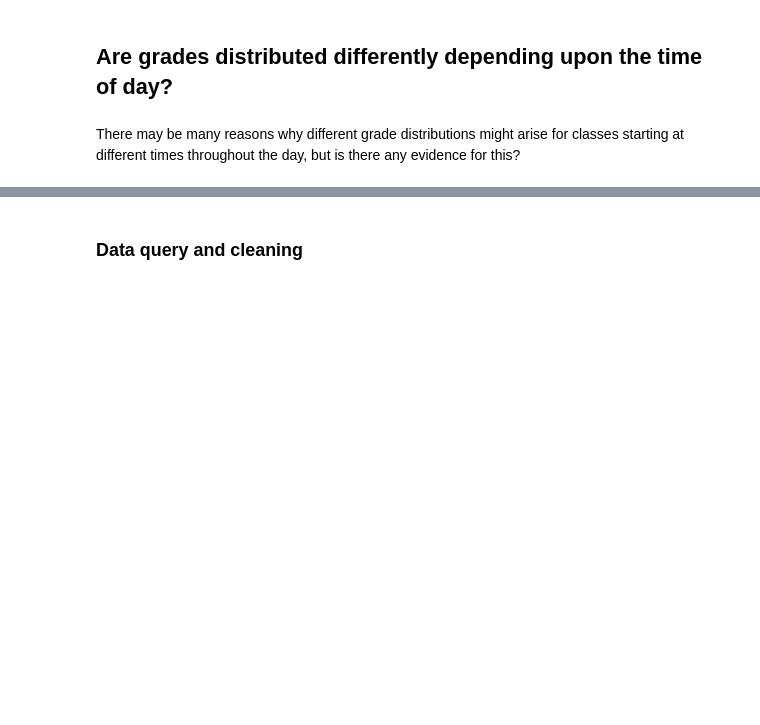
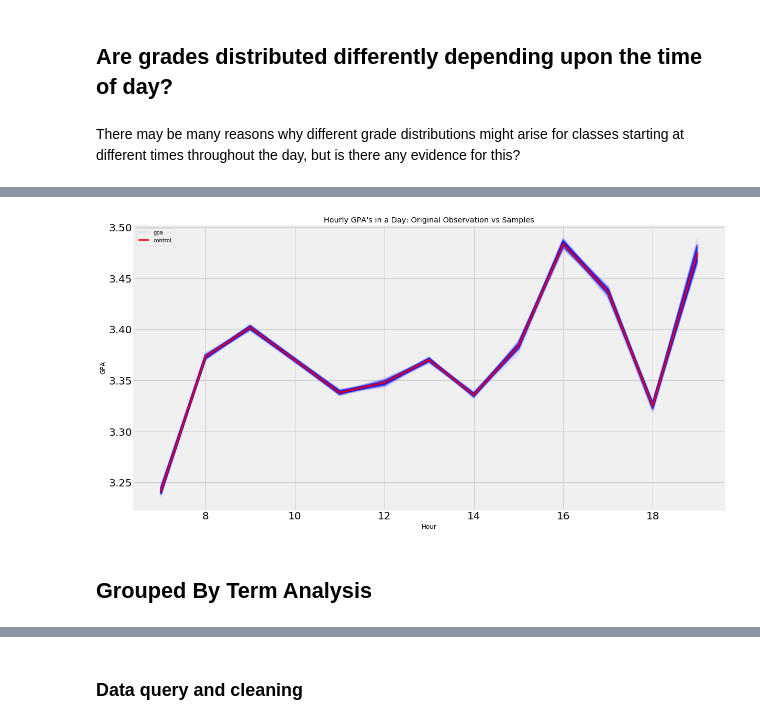
Before and after one commit to npschafer/mod3-project, a Jupyter notebook: final_notebook.ipynb, the cells around one changed output, grey strips where cells are left out. Cells and saved outputs as stored; diff of their text form; code cells hidden in the pictures; blank space fills up the shorter version.

```diff
--- a/final_notebook.ipynb
+++ b/final_notebook.ipynb
@@ -73,0 +351,29 @@ There may be many reasons why different grade distributions might arise for clas
+# %%
+gpa_within_hour_mean = gpa_within_hour.apply(lambda x: x.mean())
+gpa_within_hour_samples_means = []
+for i in range(100):
+    gwhsm = gpa_within_hour.obj.sample(len(gpa_within_hour.obj), replace=True)
+#     print(len(gwhsm.loc[gwhsm["hour_within"] == 8.0]))
+#     plt.hist(gwhsm.loc[gwhsm["hour_within"] == 8.0]["gpa"])
+#     break
+    gwhsm = gwhsm.groupby("hour_within").apply(lambda x: x.mean())
+    gpa_within_hour_samples_means.append(gwhsm)
+# %%
+plt.figure(figsize=(18,10))
+a = .05
+for i, gwhsm in enumerate(gpa_within_hour_samples_means):
+    if i == 0:
+        plt.plot(gwhsm["gpa"], alpha=a, color="blue")
+        continue
+    plt.plot(gwhsm["gpa"], alpha=a, color="blue", label="")
+
+plt.xlabel("Hour")
+plt.ylabel("GPA")
+plt.plot(gpa_within_hour_mean["gpa"], alpha=0.8, label="control", color="red")
+plt.title("Hourly GPA's in a Day: Original Observation vs Samples")
+plt.legend(loc="upper left")
+plt.show()
+# %% [output]
+[figure, added]
+# %% [markdown]
+## Grouped By Term Analysis
```
Also changed, not shown: parts of 55 cells of this notebook, 2 other files.
